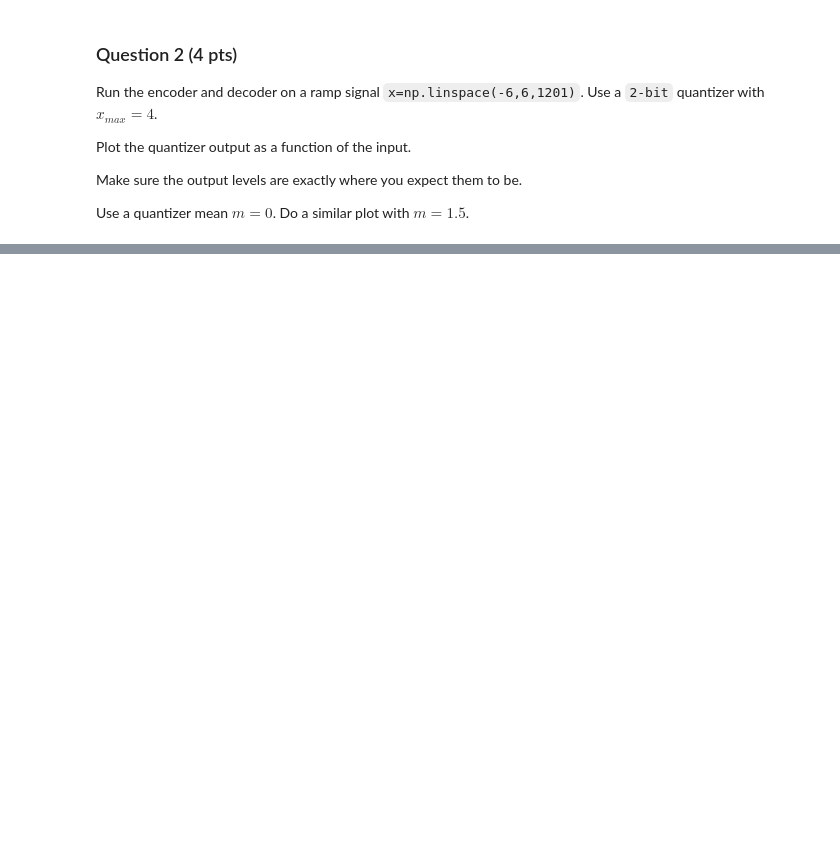
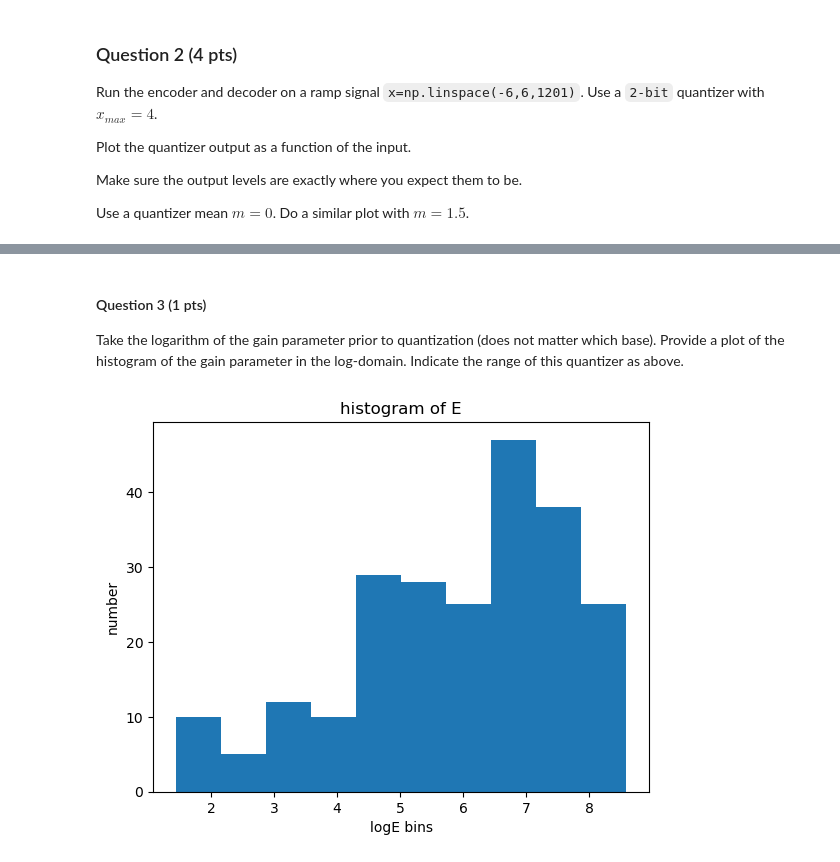
Before and after one commit to ChentingZ0/HangqChenting_speech_pro2, a Jupyter notebook: test.ipynb, the cells around one changed output, grey strips where cells are left out. Cells and saved outputs as stored; diff of their text form; code cells hidden in the pictures; blank space fills up the shorter version.

```diff
--- a/test.ipynb
+++ b/test.ipynb
@@ -174,0 +417,23 @@ plt.show()
+# %% [markdown]
+#### Question 3 (1 pts)
+
+Take the logarithm of the gain parameter prior to quantization (does not matter which base).
+Provide a plot of the histogram of the gain parameter in the log-domain.
+Indicate the range of this quantizer as above.
+# %%
+input_sig = data["speech8"]
+
+alen = 256
+ulen = 200
+M = 10
+[E, ZC, V, A, P] = analysis4(input_sig, alen, ulen, M)
+E_log = np.log(np.sqrt(E))     # log domain
+
+plt.figure()
+plt.hist(E_log)
+plt.xlabel("logE bins")
+plt.ylabel("number")
+plt.title("histogram of E")
+plt.show()
+# %% [output]
+[figure, added]
```
Also changed, not shown: parts of 18 cells of this notebook, 1 other file.
